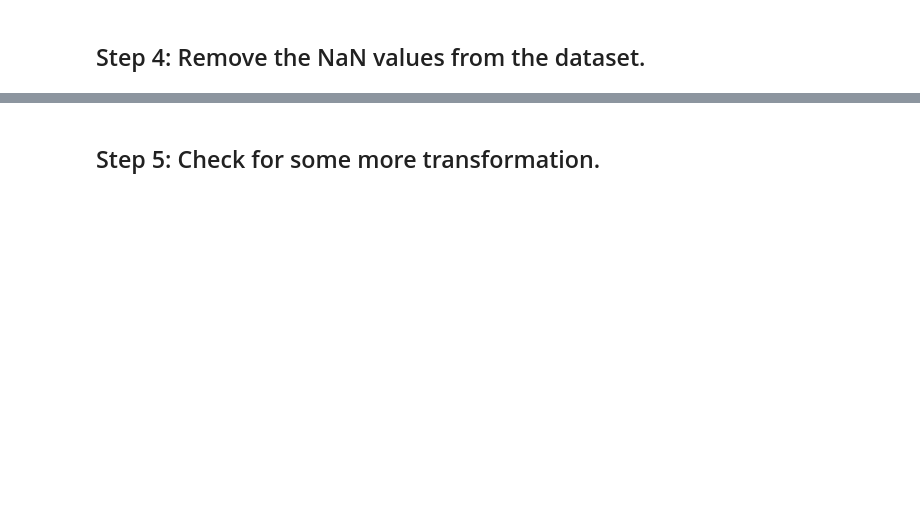
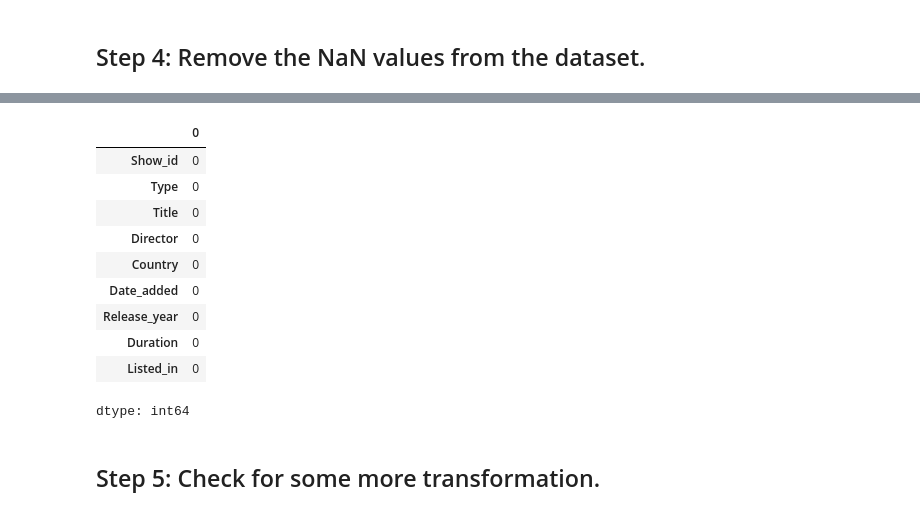
Before and after one commit to nandu26m/data-analytics-projects, a Jupyter notebook: netflix-data-analytics-project/netflix-data-analytics-project.ipynb, the cells around one changed output, grey strips where cells are left out. Cells and saved outputs as stored; diff of their text form; code cells hidden in the pictures; blank space fills up the shorter version.

```diff
--- a/netflix-data-analytics-project/netflix-data-analytics-project.ipynb
+++ b/netflix-data-analytics-project/netflix-data-analytics-project.ipynb
@@ -106,0 +147,14 @@ Index(['Show_id', 'Type', 'Title', 'Director', 'Country', 'Date_added',
+# %%
+data.isna().sum() # There is no "NaN" values.
+# %% [output]
+|  | 0 |
+| Show_id | 0 |
+| Type | 0 |
+| Title | 0 |
+| Director | 0 |
+| Country | 0 |
+| Date_added | 0 |
+| Release_year | 0 |
+| Duration | 0 |
+| Listed_in | 0 |
+dtype: int64
```
Also changed, not shown: parts of 14 cells of this notebook.
